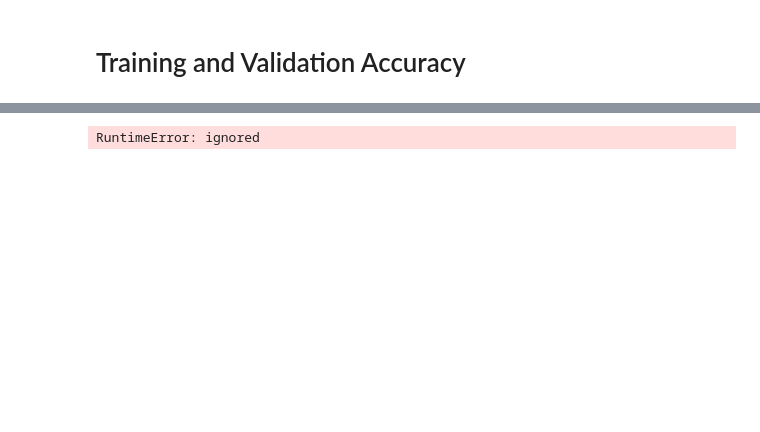
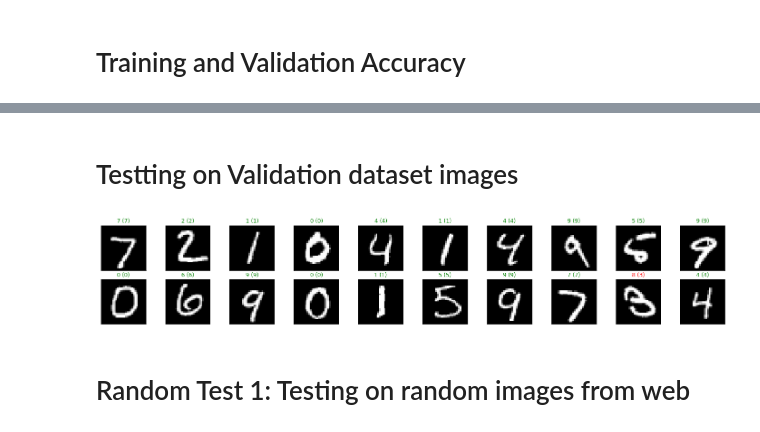
Before and after one commit to deepenmi/pyTorchPractice, a Jupyter notebook: CNN_pytorch.ipynb, the cells around one changed output, grey strips where cells are left out. Cells and saved outputs as stored; diff of their text form; code cells hidden in the pictures; blank space fills up the shorter version.

```diff
--- a/CNN_pytorch.ipynb
+++ b/CNN_pytorch.ipynb
@@ -190,17 +191,21 @@ plt.legend()
+# %% [markdown]
+# Testting on Validation dataset images
 # %%
 dataiter = iter(validation_loader)
 images, labels = dataiter.next()
 images = images.to(device)
 labels = labels.to(device)
-images_ = images.view(images.shape[0], -1)
-outputs = model(images_)
+#images_ = images.view(images.shape[0], -1)
+outputs = model(images)
 _, preds = torch.max(outputs,1)
 
 fig = plt.figure(figsize=(25, 4))
 
 for idx in np.arange(20):
   ax = fig.add_subplot(2, 10, idx+1, xticks=[], yticks=[])
   plt.imshow(im_convert(images[idx]))
   ax.set_title("{} ({})".format(str(preds[idx].item()), str(labels[idx].item())), color=("green" if preds[idx]==labels[idx] else "red"))
 # %% [output]
-RuntimeError: ignored
+[figure, added]
+# %% [markdown]
+# Random Test 1: Testing on random images from web
```
Also changed, not shown: parts of 10 cells of this notebook.
